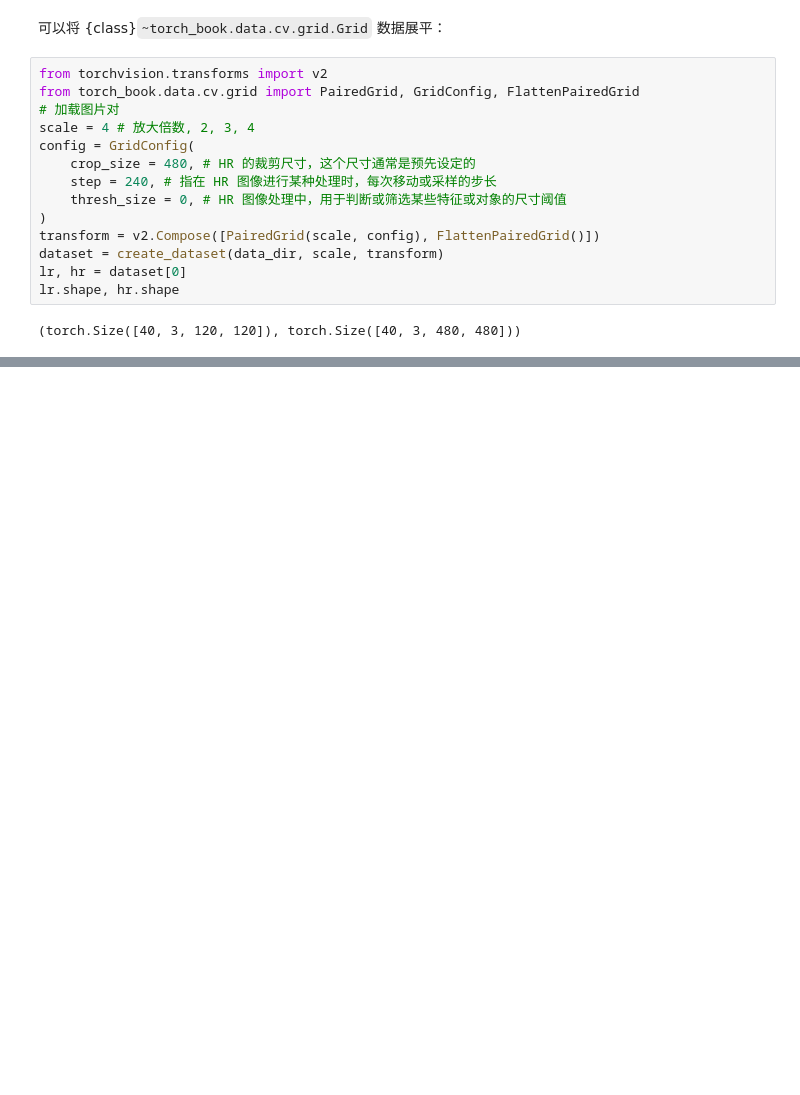
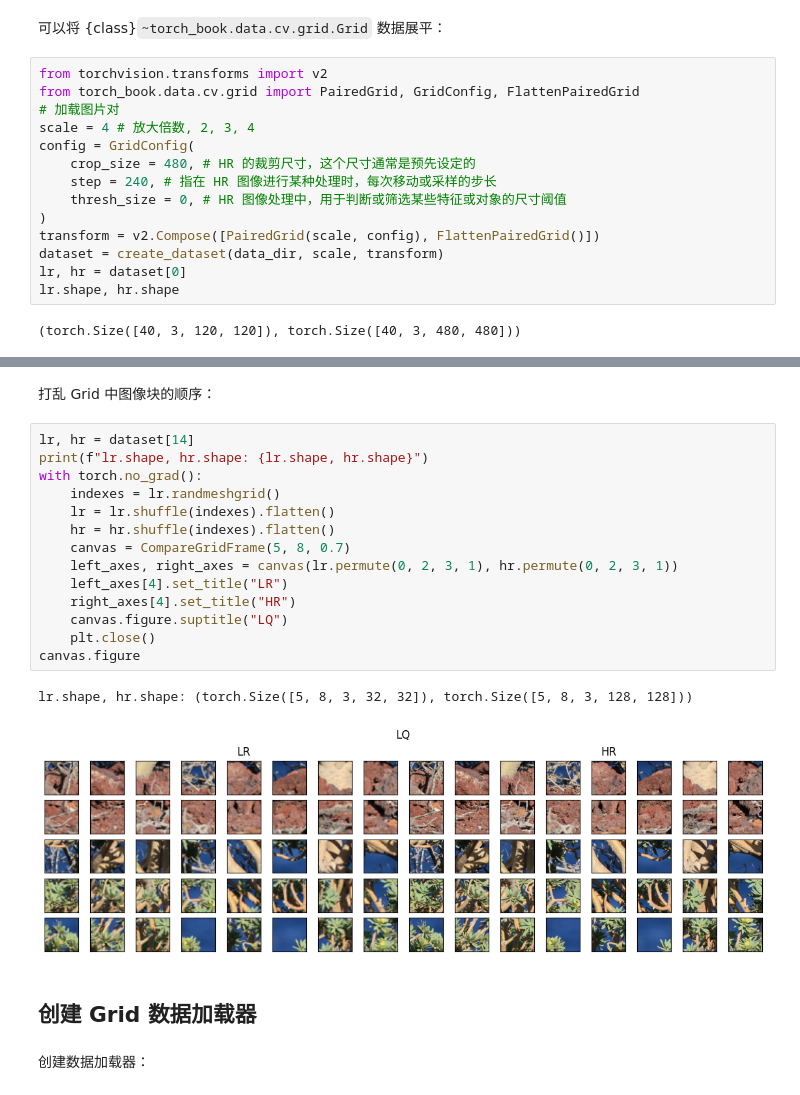
Before and after one commit to xinetzone/torch-book, a Jupyter notebook: doc/datasets/cv/DIV2K.ipynb, the cells around one changed output, grey strips where cells are left out. Saved outputs shown, nothing was run; the diff lists cells and outputs as text; blank space fills up the shorter version.

```diff
--- a/doc/datasets/cv/DIV2K.ipynb
+++ b/doc/datasets/cv/DIV2K.ipynb
@@ -356,0 +353,23 @@ lr.shape, hr.shape: (torch.Size([5, 8, 3, 32, 32]), torch.Size([5, 8, 3, 128, 12
+# %% [markdown]
+打乱 Grid 中图像块的顺序：
+# %%
+lr, hr = dataset[14]
+print(f"lr.shape, hr.shape: {lr.shape, hr.shape}")
+with torch.no_grad():
+    indexes = lr.randmeshgrid()
+    lr = lr.shuffle(indexes).flatten()
+    hr = hr.shuffle(indexes).flatten()
+    canvas = CompareGridFrame(5, 8, 0.7)
+    left_axes, right_axes = canvas(lr.permute(0, 2, 3, 1), hr.permute(0, 2, 3, 1))
+    left_axes[4].set_title("LR")
+    right_axes[4].set_title("HR")
+    canvas.figure.suptitle("LQ")
+    plt.close()
+canvas.figure
+# %% [output]
+lr.shape, hr.shape: (torch.Size([5, 8, 3, 32, 32]), torch.Size([5, 8, 3, 128, 128]))
+[figure, added]
+# %% [markdown]
+## 创建 Grid 数据加载器
+# %% [markdown]
+创建数据加载器：
```
Also changed, not shown: parts of 10 cells of this notebook, 16 other files.
